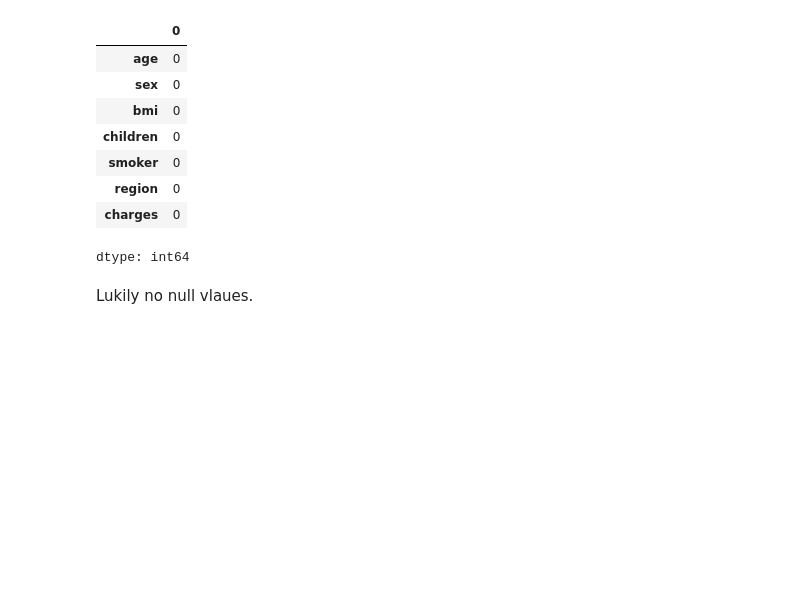
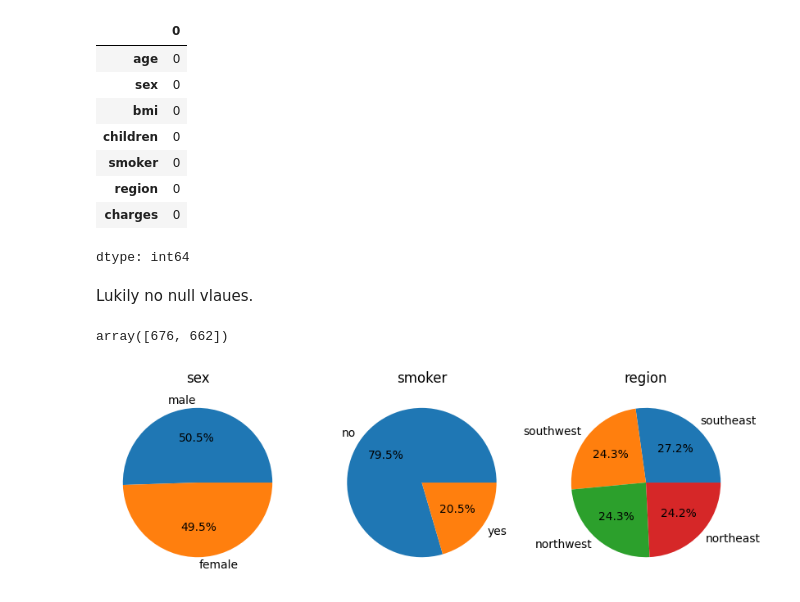
Before and after one commit to rizz045/Medical-Insurance-Price-Prediction-using-Machine-Learning, a Jupyter notebook: Medical_insurance_price_prediction_using_ML.ipynb, the cells around one changed output. Drawn from its saved outputs; the diff is of its cells as text; code cells hidden in the pictures; blank space fills up the shorter version.

```diff
--- a/Medical_insurance_price_prediction_using_ML.ipynb
+++ b/Medical_insurance_price_prediction_using_ML.ipynb
@@ -50,3 +50,23 @@ df.isnull().sum()
 dtype: int64
 # %% [markdown]
 Lukily no null vlaues.
+# %%
+x = df['sex'].value_counts()
+# %%
+x.values
+# %% [output]
+array([676, 662])
+# %%
+# pie plots for sex, smoker and region to understand their numbers
+features = ['sex','smoker','region']
+plt.figure(figsize = (10,5))
+i=0
+for col in features:
+    i+=1
+    plt.subplot(1, 3, i)
+    x = df[col].value_counts()
+    plt.pie(x.values, labels=x.index, autopct='%1.1f%%')
+    plt.title(col)
+plt.show()
+# %% [output]
+[figure, added]
```
Also changed, not shown: parts of 7 cells of this notebook.
